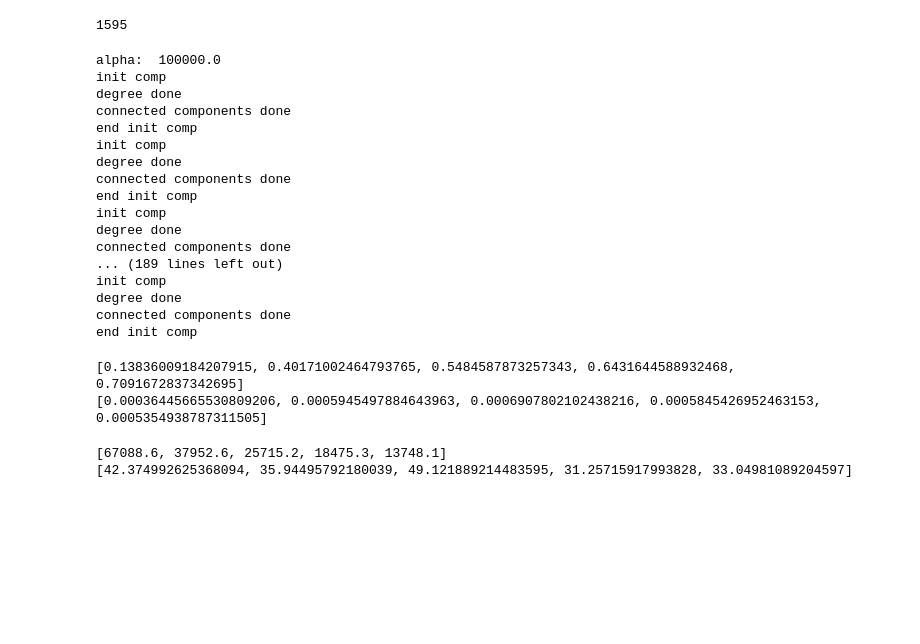
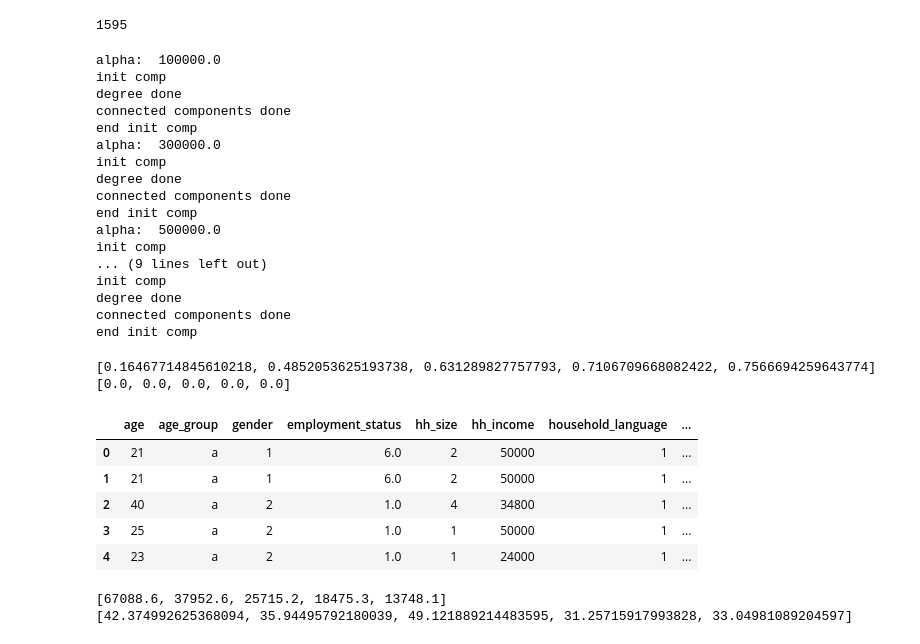
Before and after one commit to ahsantarique/social-distancing, a Jupyter notebook: src/vaccgame-d1-p4-albemarle-cvacc-fv-transmission.ipynb, the cells around one changed output. Drawn from its saved outputs; the diff is of its cells as text; code cells hidden in the pictures; blank space fills up the shorter version.

```diff
--- a/src/vaccgame-d1-p4-albemarle-cvacc-fv-transmission.ipynb
+++ b/src/vaccgame-d1-p4-albemarle-cvacc-fv-transmission.ipynb
@@ -79,7 +79,7 @@ if __name__ == '__main__':
     T = 10
     epsilon = 0.001
     alphavals = np.arange(1e5,1e6,2*1e5)
-    num_times = 10
+    num_times = 1
 
     n = len(G)
 
@@ -134,14 +134,14 @@ init comp
 degree done
 connected components done
 end init comp
+alpha:  300000.0
 init comp
 degree done
 connected components done
 end init comp
+alpha:  500000.0
 init comp
-degree done
-connected components done
-... (189 lines left out)
+... (9 lines left out)
 init comp
 degree done
 connected components done
@@ -150,8 +150,8 @@ end init comp
 print(exp_inf_list)
 print(exp_inf_std)
 # %% [output]
-[0.13836009184207915, 0.40171002464793765, 0.5484587873257343, 0.6431644588932468, 0.7091672837342695]
-[0.00036445665530809206, 0.0005945497884643963, 0.0006907802102438216, 0.0005845426952463153, 0.0005354938787311505]
+[0.16467714845610218, 0.4852053625193738, 0.631289827757793, 0.7106709668082422, 0.7566694259643774]
+[0.0, 0.0, 0.0, 0.0, 0.0]
 # %%
 z4 = exp_inf_list
 z4std =exp_inf_std
@@ -160,3 +158,48 @@ print(n_vacc_size)
+# %%
+rows_list = []
+for alpha in alphavals:
+    for u in (xlist_alpha[alpha][0]):
+        vacc_label = xlist_alpha[alpha][0][u]
+        d = attrs[u]
+        d['alpha'] = alpha
+        d['label']=vacc_label
+        rows_list.append(d)
+
+
+dataset = pd.DataFrame(rows_list)
+dataset = dataset.drop(columns=['Unnamed: 0','occupation_socp'])
+dataset.head()
+dataset.to_csv('data1.csv', index=False)
+# %%
+rows_list = []
+
+cc = nx.clustering(G)
+centrality = nx.degree_centrality(G)
+
+for alpha in alphavals:
+    for u in (xlist_alpha[alpha][0]):
+        vacc_label = xlist_alpha[alpha][0][u]
+        d = attrs[u]
+        d['alpha'] = alpha
+        d['label']=vacc_label
+        d['degree'] = G.degree[u]
+        d['cc'] = cc[u]
+        d['centrality']= centrality[u]
+        rows_list.append(d)
+
+
+dataset = pd.DataFrame(rows_list)
+dataset = dataset.drop(columns=['Unnamed: 0','occupation_socp'])
+dataset.to_csv('data2.csv', index=False)
+# %%
+dataset.head()
+# %% [output]
+|  | age | age_group | gender | employment_status | hh_size | hh_income | household_language | ... |
+| 0 | 21 | a | 1 | 6.0 | 2 | 50000 | 1 | ... |
+| 1 | 21 | a | 1 | 6.0 | 2 | 50000 | 1 | ... |
+| 2 | 40 | a | 2 | 1.0 | 4 | 34800 | 1 | ... |
+| 3 | 25 | a | 2 | 1.0 | 1 | 50000 | 1 | ... |
+| 4 | 23 | a | 2 | 1.0 | 1 | 24000 | 1 | ... |
 # %%
 n_num_vacc_list = np.array(n_vacc_size)
 vacc_mean = n_num_vacc_list.mean(axis = 1)
```
Also changed, not shown: parts of 3 cells of this notebook, 4 other files.
